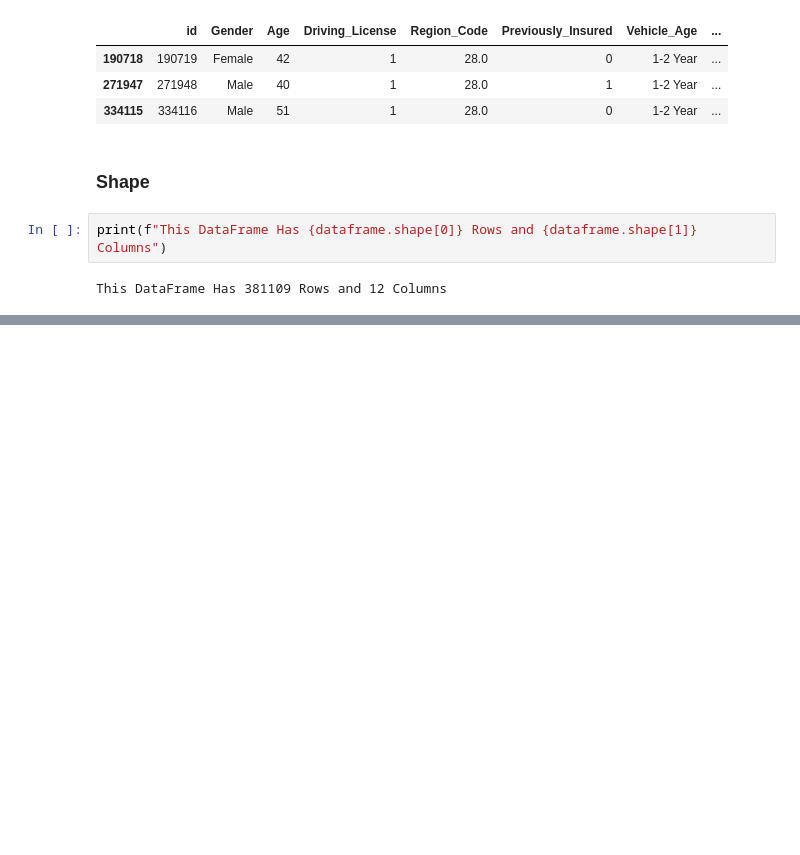
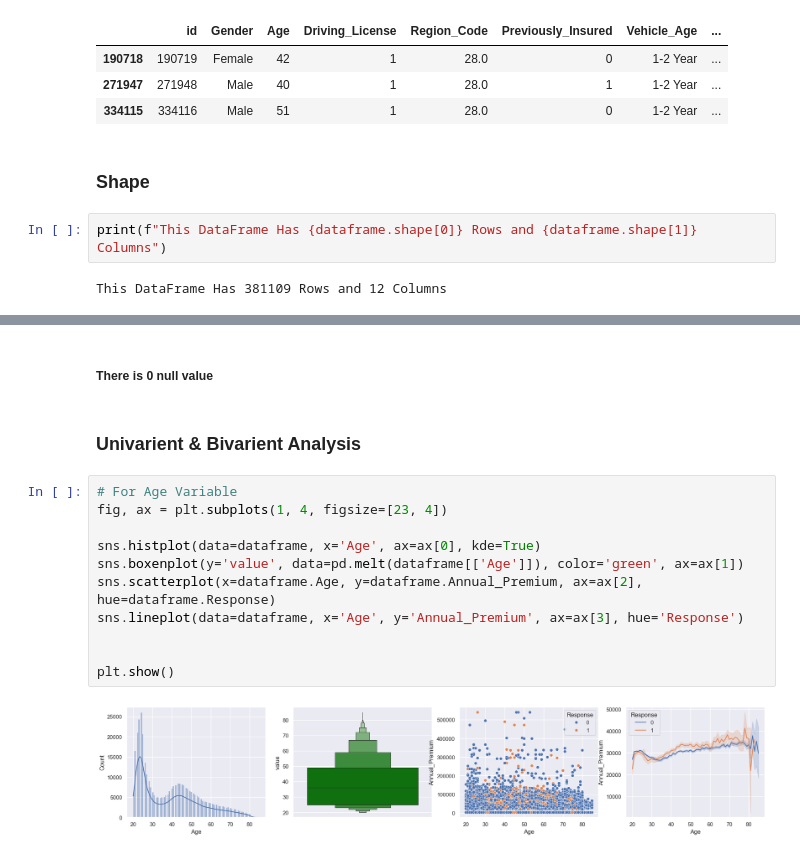
Before and after one commit to saifghostrider454/VehicleInsurancePrediction, a Jupyter notebook: EDA/eda.ipynb, the cells around one changed output, grey strips where cells are left out. Saved outputs shown, nothing was run; the diff lists cells and outputs as text; blank space fills up the shorter version.

Commit message:
Making Plots

```diff
--- a/EDA/eda.ipynb
+++ b/EDA/eda.ipynb
@@ -42,0 +102,17 @@ This DataFrame Has 381109 Rows and 12 Columns
+# %% [markdown]
+##### There is 0 null value
+# %% [markdown]
+### Univarient & Bivarient Analysis
+# %%
+# For Age Variable
+fig, ax = plt.subplots(1, 4, figsize=[23, 4])
+
+sns.histplot(data=dataframe, x='Age', ax=ax[0], kde=True)
+sns.boxenplot(y='value', data=pd.melt(dataframe[['Age']]), color='green', ax=ax[1])
+sns.scatterplot(x=dataframe.Age, y=dataframe.Annual_Premium, ax=ax[2], hue=dataframe.Response)
+sns.lineplot(data=dataframe, x='Age', y='Annual_Premium', ax=ax[3], hue='Response')
+
+
+plt.show()
+# %% [output]
+[figure, added]
```
Also changed, not shown: parts of 7 cells of this notebook.
